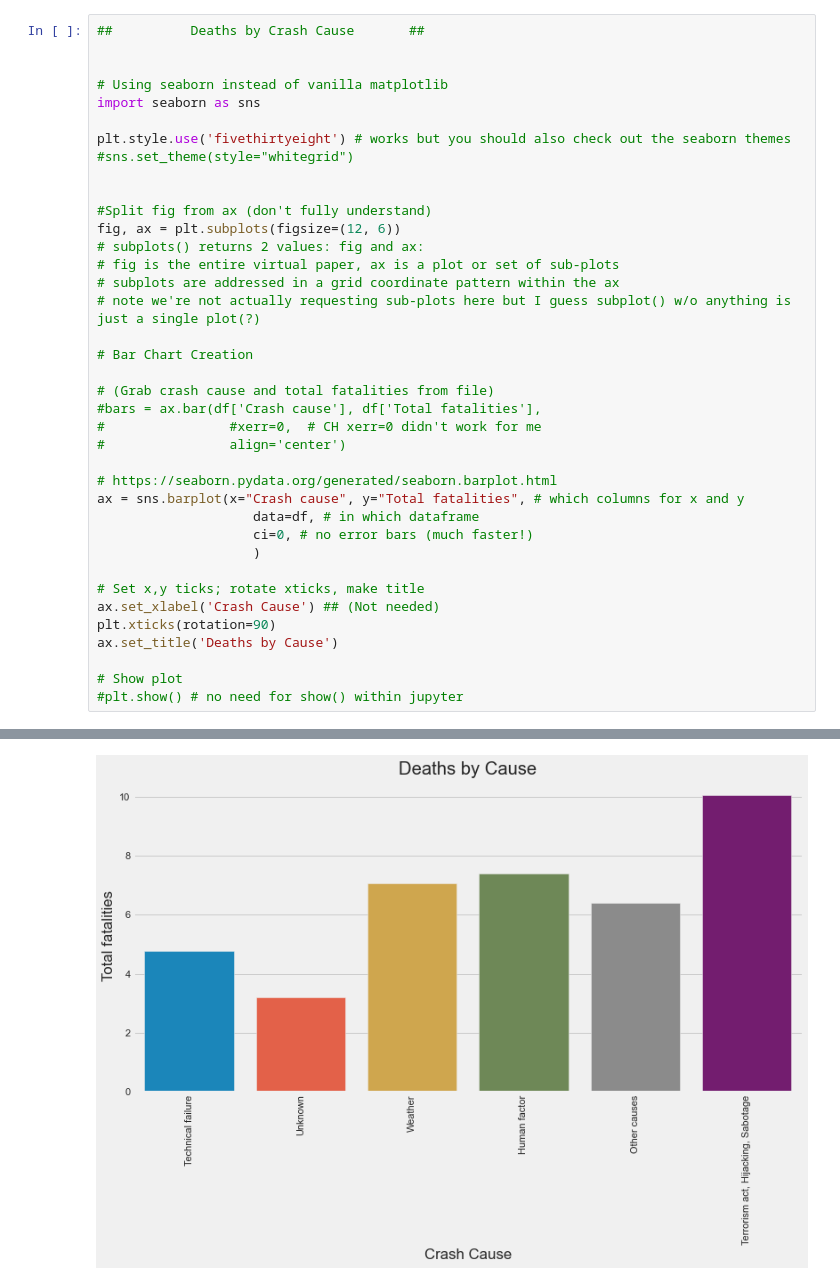
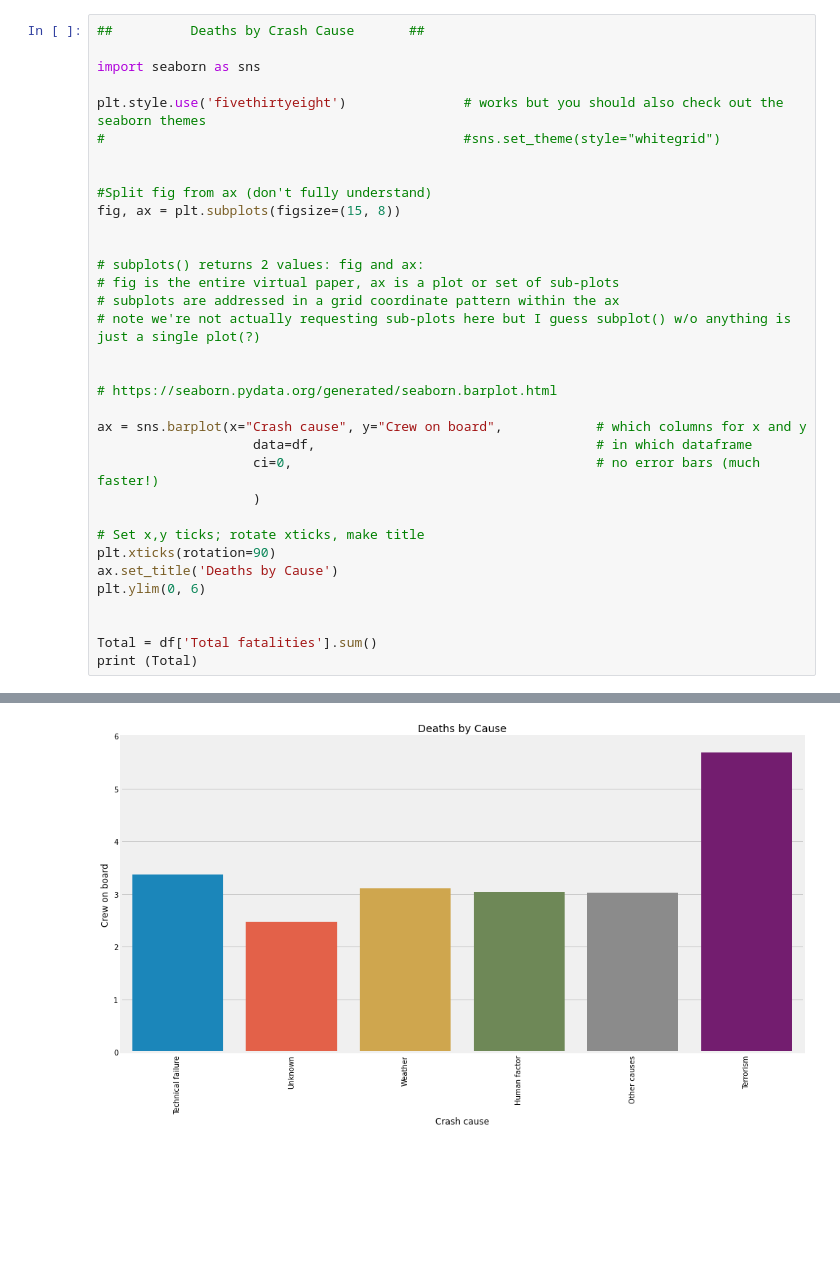
Before and after one commit to spencer-goergen/HCI, a Jupyter notebook: main.ipynb, the cells around one changed output, grey strips where cells are left out. Drawn from its saved outputs; the diff is of its cells as text; blank space fills up the shorter version.

```diff
--- a/main.ipynb
+++ b/main.ipynb
@@ -56,39 +56,35 @@ Success.
 # %%
 ##          Deaths by Crash Cause       ##
 
-
-# Using seaborn instead of vanilla matplotlib
 import seaborn as sns
 
-plt.style.use('fivethirtyeight') # works but you should also check out the seaborn themes
-#sns.set_theme(style="whitegrid")
+plt.style.use('fivethirtyeight')               # works but you should also check out the seaborn themes
+#                                              #sns.set_theme(style="whitegrid")
 
 
 #Split fig from ax (don't fully understand)
-fig, ax = plt.subplots(figsize=(12, 6))
+fig, ax = plt.subplots(figsize=(15, 8))
+
+
 # subplots() returns 2 values: fig and ax:
 # fig is the entire virtual paper, ax is a plot or set of sub-plots
 # subplots are addressed in a grid coordinate pattern within the ax
 # note we're not actually requesting sub-plots here but I guess subplot() w/o anything is just a single plot(?)
 
-# Bar Chart Creation
-
-# (Grab crash cause and total fatalities from file)
-#bars = ax.bar(df['Crash cause'], df['Total fatalities'],
-#                #xerr=0,  # CH xerr=0 didn't work for me
-#                align='center')
 
 # https://seaborn.pydata.org/generated/seaborn.barplot.html
-ax = sns.barplot(x="Crash cause", y="Total fatalities", # which columns for x and y
-                    data=df, # in which dataframe
-                    ci=0, # no error bars (much faster!)
+
+ax = sns.barplot(x="Crash cause", y="Crew on board",            # which columns for x and y
+                    data=df,                                    # in which dataframe
+                    ci=0,                                       # no error bars (much faster!)
                     )
 
 # Set x,y ticks; rotate xticks, make title
-ax.set_xlabel('Crash Cause') ## (Not needed)
 plt.xticks(rotation=90)
 ax.set_title('Deaths by Cause')
+plt.ylim(0, 6)
 
-# Show plot
-#plt.show() # no need for show() within jupyter
+
+Total = df['Total fatalities'].sum()
+print (Total)
 # %% [output]
@@ -96,4 +92,4 @@ Text(0.5, 1.0, 'Deaths by Cause')
-[figure, old version]
+[figure, new version]
 # %%
 fig, ax = plt.subplots(figsize=(30, 6))  # new plot
 
```
Also changed, not shown: parts of 5 cells of this notebook, 5 other files.
